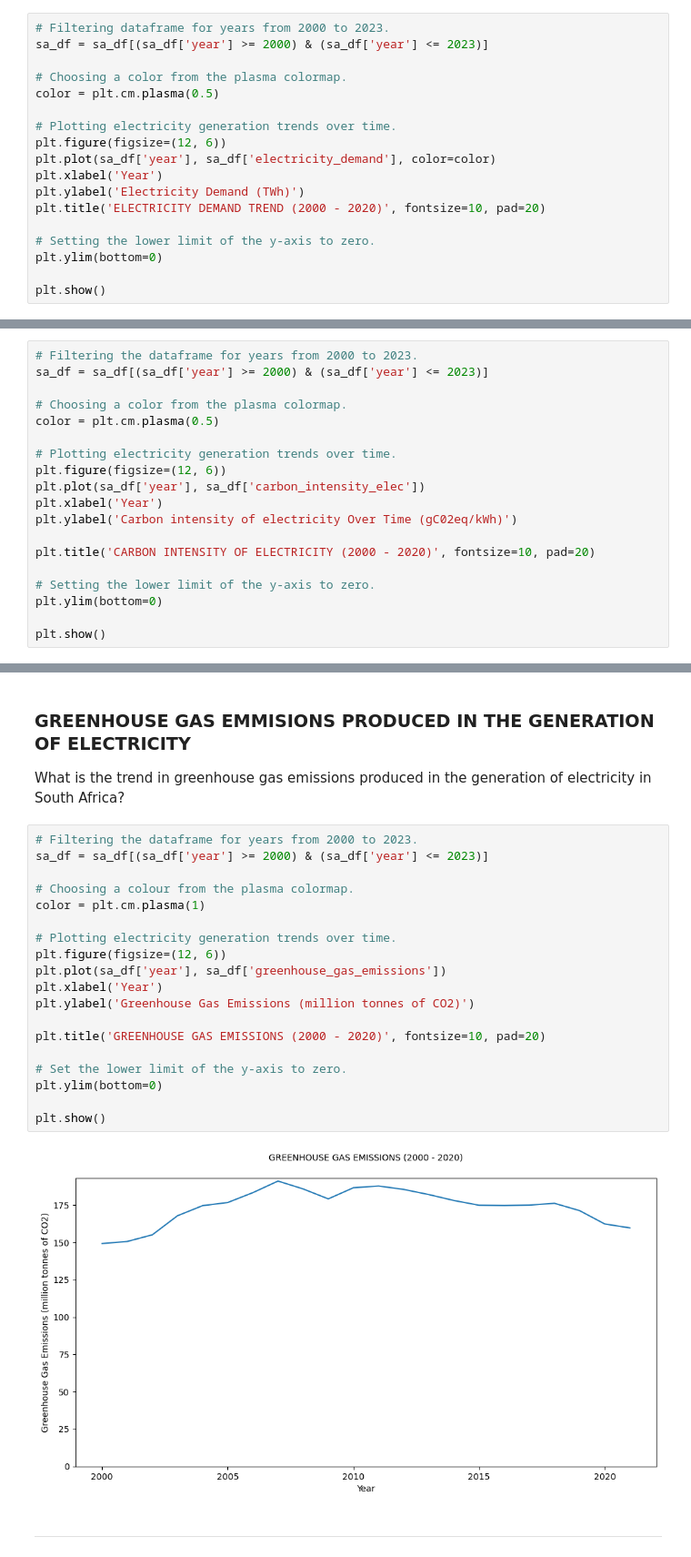
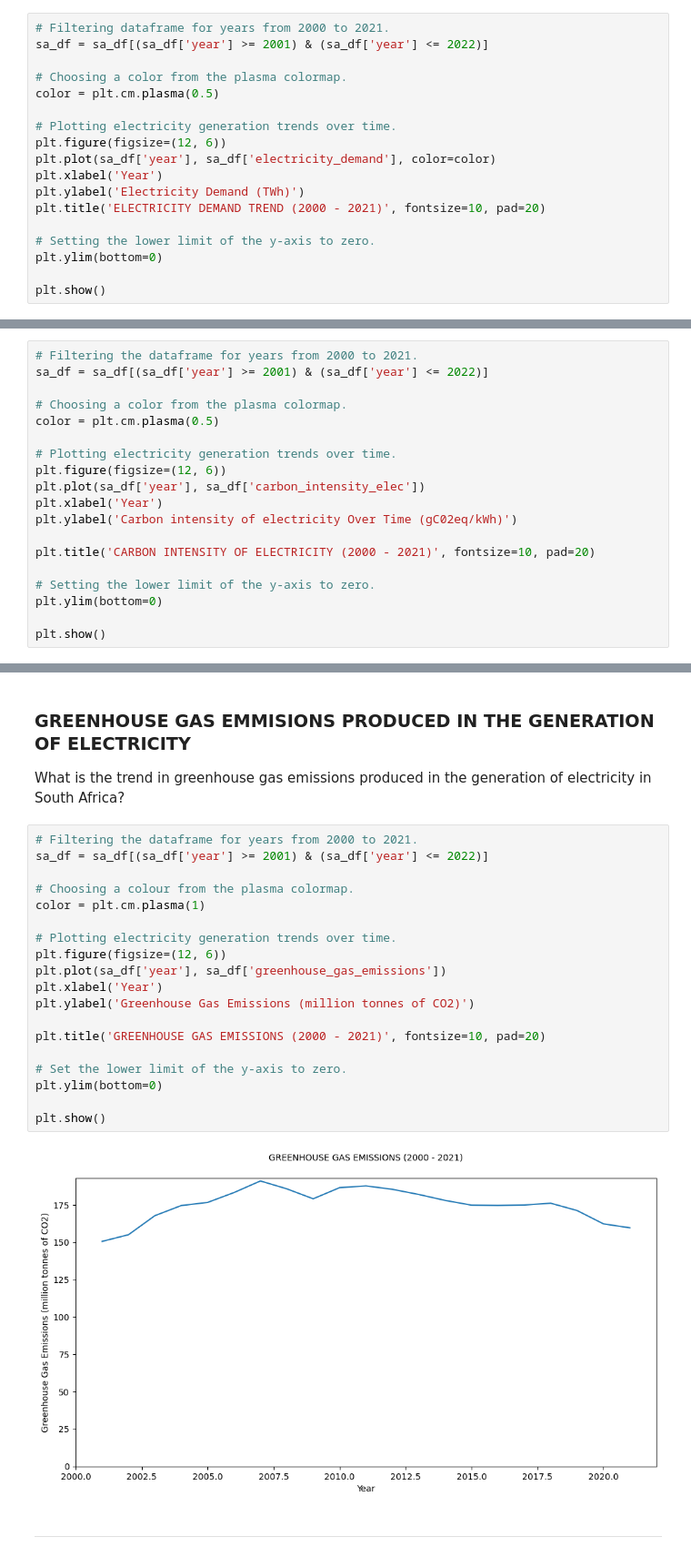
Before and after one commit to natashaely/RenewableEnergySA, a Jupyter notebook: renewable_energy_south_africa_data_visualisations.ipynb, the cells around one changed output, grey strips where cells are left out. Shown: that part at 91% size. Saved outputs shown, nothing was run; the diff lists cells and outputs as text.

```diff
--- a/renewable_energy_south_africa_data_visualisations.ipynb
+++ b/renewable_energy_south_africa_data_visualisations.ipynb
@@ -325,8 +324,8 @@ plt.show()
 
 How has the electricity demand in South Africa changed over time?
 # %%
-# Filtering dataframe for years from 2000 to 2023.
-sa_df = sa_df[(sa_df['year'] >= 2000) & (sa_df['year'] <= 2023)]
+# Filtering dataframe for years from 2000 to 2021.
+sa_df = sa_df[(sa_df['year'] >= 2001) & (sa_df['year'] <= 2022)]
 
 # Choosing a color from the plasma colormap.
 color = plt.cm.plasma(0.5)
@@ -336,7 +335,7 @@ plt.figure(figsize=(12, 6))
 plt.plot(sa_df['year'], sa_df['electricity_demand'], color=color)
 plt.xlabel('Year')
 plt.ylabel('Electricity Demand (TWh)')
-plt.title('ELECTRICITY DEMAND TREND (2000 - 2020)', fontsize=10, pad=20)
+plt.title('ELECTRICITY DEMAND TREND (2000 - 2021)', fontsize=10, pad=20)
 
 # Setting the lower limit of the y-axis to zero.
 plt.ylim(bottom=0)
@@ -461,8 +458,8 @@ plt.show()
 The emissions intensity of electricity production (gC02eq/kWh) is 708.99 in 2022.
 Carbon intensity is measured in grams of carbon dioxide-equivalents emitted per kilowatt-hour of electricity.
 # %%
-# Filtering the dataframe for years from 2000 to 2023.
-sa_df = sa_df[(sa_df['year'] >= 2000) & (sa_df['year'] <= 2023)]
+# Filtering the dataframe for years from 2000 to 2021.
+sa_df = sa_df[(sa_df['year'] >= 2001) & (sa_df['year'] <= 2022)]
 
 # Choosing a color from the plasma colormap.
 color = plt.cm.plasma(0.5)
@@ -473,7 +470,7 @@ plt.plot(sa_df['year'], sa_df['carbon_intensity_elec'])
 plt.xlabel('Year')
 plt.ylabel('Carbon intensity of electricity Over Time (gC02eq/kWh)')
 
-plt.title('CARBON INTENSITY OF ELECTRICITY (2000 - 2020)', fontsize=10, pad=20)
+plt.title('CARBON INTENSITY OF ELECTRICITY (2000 - 2021)', fontsize=10, pad=20)
 
 # Setting the lower limit of the y-axis to zero.
 plt.ylim(bottom=0)
@@ -490,26 +487,26 @@ plt.show()
 
 What is the trend in greenhouse gas emissions produced in the generation of electricity in South Africa?
 # %%
-# Filtering the dataframe for years from 2000 to 2023.
-sa_df = sa_df[(sa_df['year'] >= 2000) & (sa_df['year'] <= 2023)]
+# Filtering the dataframe for years from 2000 to 2021.
+sa_df = sa_df[(sa_df['year'] >= 2001) & (sa_df['year'] <= 2022)]
 
 # Choosing a colour from the plasma colormap.
 color = plt.cm.plasma(1)
 
 # Plotting electricity generation trends over time.
 plt.figure(figsize=(12, 6))
 plt.plot(sa_df['year'], sa_df['greenhouse_gas_emissions'])
 plt.xlabel('Year')
 plt.ylabel('Greenhouse Gas Emissions (million tonnes of CO2)')
 
-plt.title('GREENHOUSE GAS EMISSIONS (2000 - 2020)', fontsize=10, pad=20)
+plt.title('GREENHOUSE GAS EMISSIONS (2000 - 2021)', fontsize=10, pad=20)
 
 # Set the lower limit of the y-axis to zero.
 plt.ylim(bottom=0)
 
 plt.show()
 # %% [output]
-[figure, old version]
+[figure, new version]
 # %% [markdown]
 
 
```
Also changed, not shown: parts of 15 cells of this notebook.
